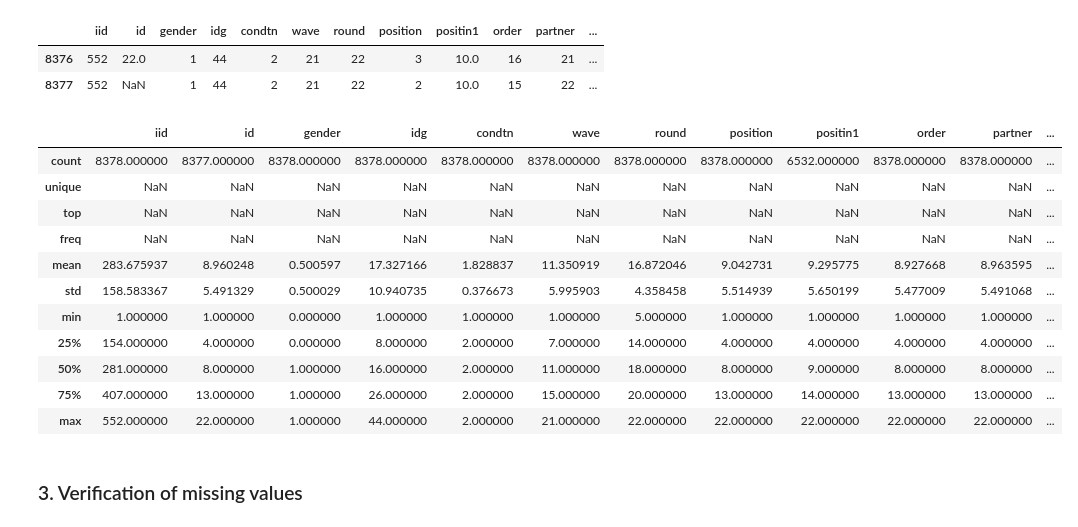
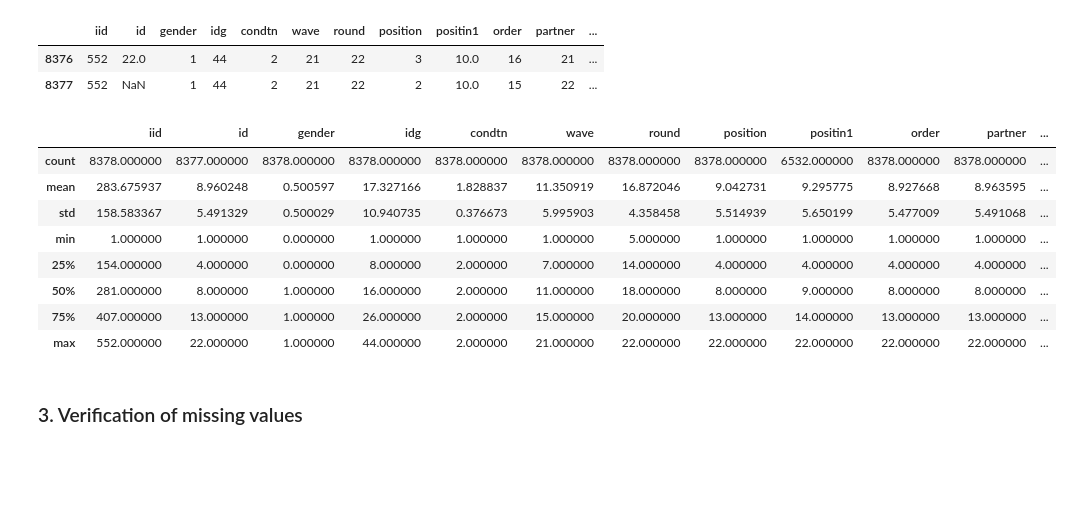
Before and after one commit to AgaHei/Speed_Dating_EDA, a Jupyter notebook: Project_Tinder_EDA.ipynb, the cells around one changed output. Drawn from its saved outputs; the diff is of its cells as text; code cells hidden in the pictures; blank space fills up the shorter version.

```diff
--- a/Project_Tinder_EDA.ipynb
+++ b/Project_Tinder_EDA.ipynb
@@ -48,13 +48,10 @@ display(df.tail(2))
 | 8376 | 552 | 22.0 | 1 | 44 | 2 | 21 | 22 | 3 | 10.0 | 16 | 21 | ... |
 | 8377 | 552 | NaN | 1 | 44 | 2 | 21 | 22 | 2 | 10.0 | 15 | 22 | ... |
 # %%
-df.describe(include='all')
+df.describe()
 # %% [output]
 |  | iid | id | gender | idg | condtn | wave | round | position | positin1 | order | partner | ... |
 | count | 8378.000000 | 8377.000000 | 8378.000000 | 8378.000000 | 8378.000000 | 8378.000000 | 8378.000000 | 8378.000000 | 6532.000000 | 8378.000000 | 8378.000000 | ... |
-| unique | NaN | NaN | NaN | NaN | NaN | NaN | NaN | NaN | NaN | NaN | NaN | ... |
-| top | NaN | NaN | NaN | NaN | NaN | NaN | NaN | NaN | NaN | NaN | NaN | ... |
-| freq | NaN | NaN | NaN | NaN | NaN | NaN | NaN | NaN | NaN | NaN | NaN | ... |
 | mean | 283.675937 | 8.960248 | 0.500597 | 17.327166 | 1.828837 | 11.350919 | 16.872046 | 9.042731 | 9.295775 | 8.927668 | 8.963595 | ... |
 | std | 158.583367 | 5.491329 | 0.500029 | 10.940735 | 0.376673 | 5.995903 | 4.358458 | 5.514939 | 5.650199 | 5.477009 | 5.491068 | ... |
 | min | 1.000000 | 1.000000 | 0.000000 | 1.000000 | 1.000000 | 1.000000 | 5.000000 | 1.000000 | 1.000000 | 1.000000 | 1.000000 | ... |
```
Also changed, not shown: parts of 40 cells of this notebook.
